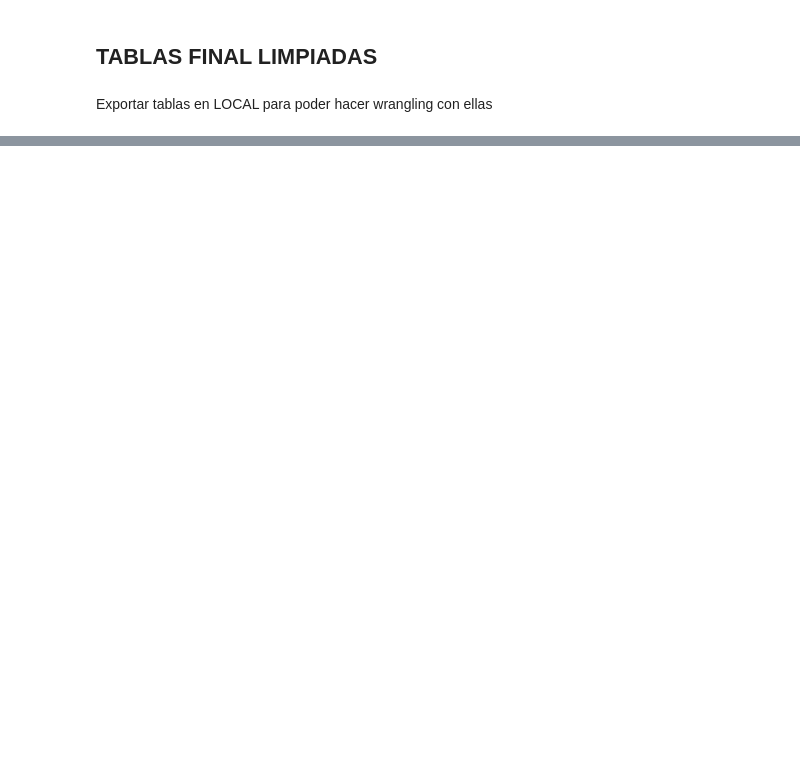
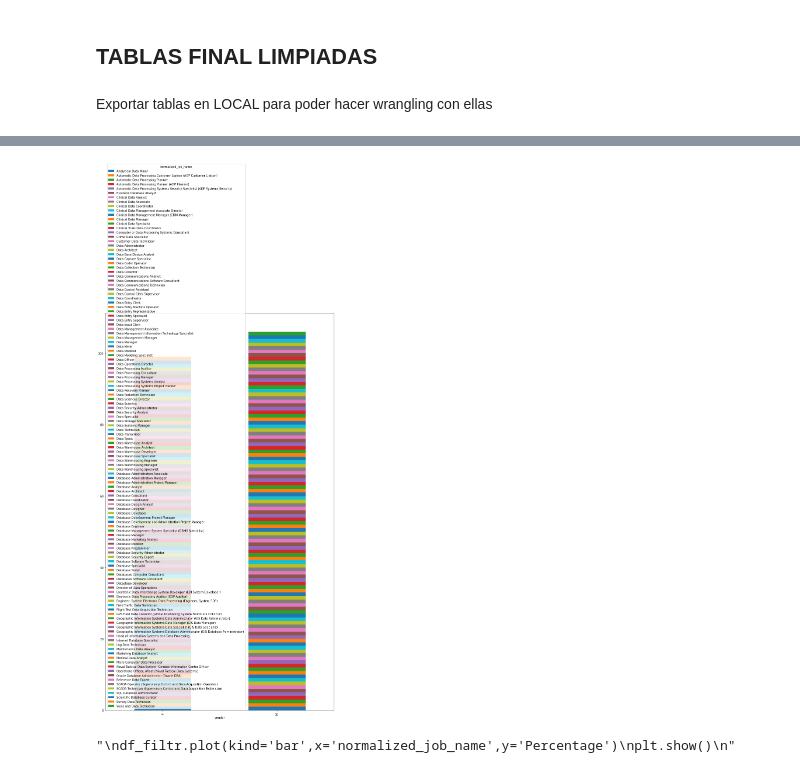
Before and after one commit to LAMDAMielgo/European_DataJobs_Poll, a Jupyter notebook: notebooks/acquisition.ipynb, the cells around one changed output, grey strips where cells are left out. Saved outputs shown, nothing was run; the diff lists cells and outputs as text; code cells hidden in the pictures; blank space fills up the shorter version.

```diff
--- a/notebooks/acquisition.ipynb
+++ b/notebooks/acquisition.ipynb
@@ -589,0 +702,3 @@ df_poll_basicincome_argumentsagainst
+# %%
+df_4 = df_4.to_frame()
+df_4 = df_4.rename(columns={'normalized_job_name': 'totals_per_country'})
@@ -589,0 +725,2 @@ df_poll_basicincome_argumentsagainst
+# %%
+df_all = df_2.join(df_4, on='country_Names', how='left')
@@ -589,0 +745,3 @@ df_poll_basicincome_argumentsagainst
+# %%
+filtr = df_all['country_Names'] == 'France'
+df_all[filtr]
@@ -589,0 +762,21 @@ df_poll_basicincome_argumentsagainst
+# %%
+df_all['Percentage'] = round(df_all['Quantity'] / df_all['totals_per_country'] * 100, 2)
+df_filtr = df_all[filtr]
+# %%
+### CHART 1
+
+# Tabla que muestra distribución según sexos de empleos (por país)
+# Falta por trabajar que me muestre la cantidad, no su existencia
+"""
+df_filtr.groupby(['gender', 'normalized_job_name']).size().unstack().plot(kind='bar',stacked=True, figsize=(14, 25))
+plt.show()
+"""
+# %% [output]
+[figure, added]
+# %%
+"""
+df_filtr.plot(kind='bar',x='normalized_job_name',y='Percentage')
+plt.show()
+"""
+# %% [output]
+"\ndf_filtr.plot(kind='bar',x='normalized_job_name',y='Percentage')\nplt.show()\n"
```
Also changed, not shown: parts of 35 cells of this notebook.
